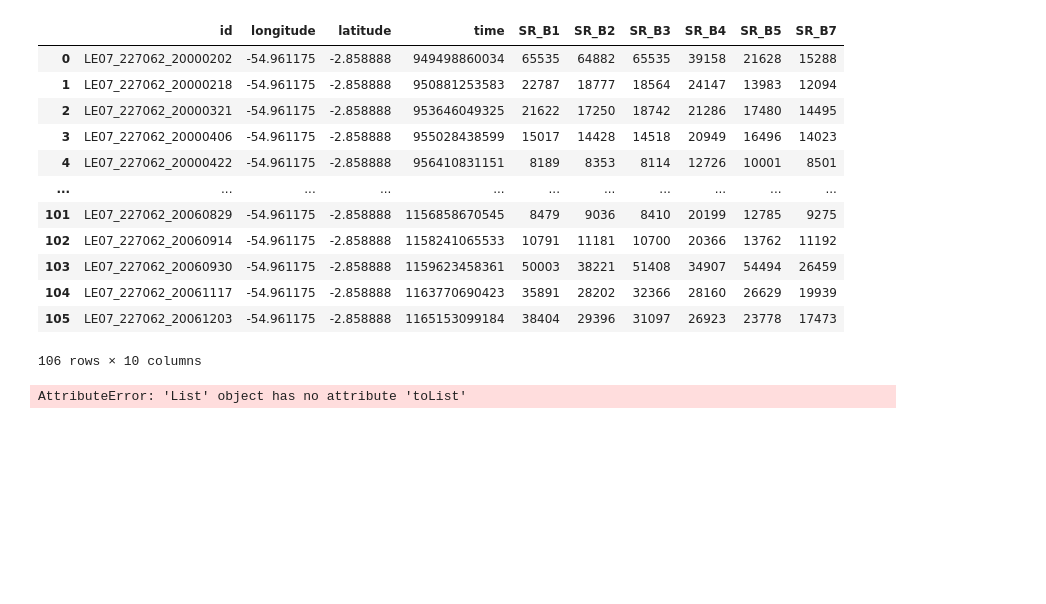
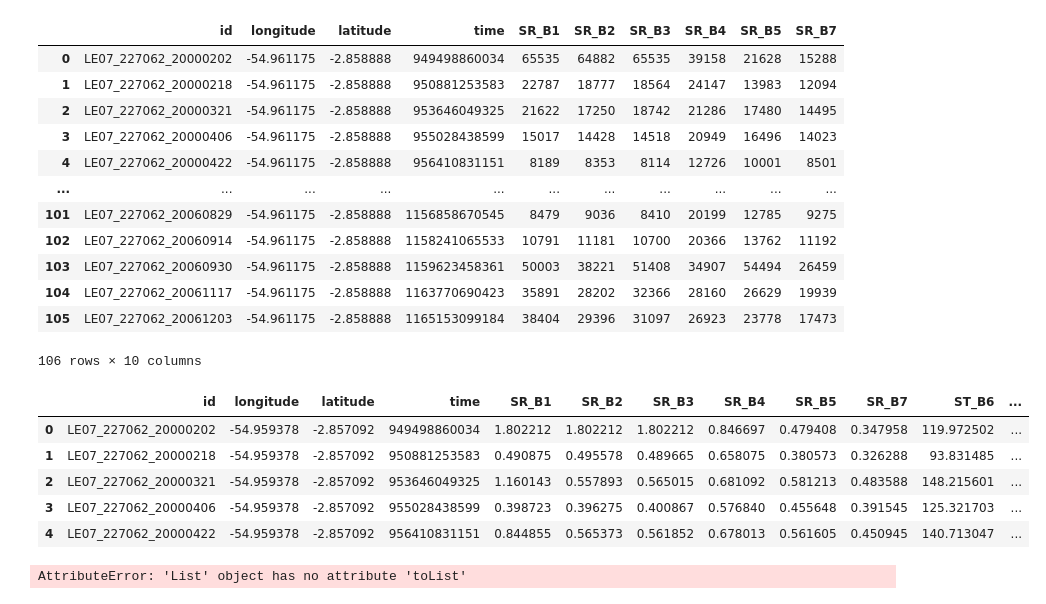
Before and after one commit to Arashi2304/ECTower2Sat, a Jupyter notebook: Code_trial.ipynb, the cells around one changed output. Saved outputs shown, nothing was run; the diff lists cells and outputs as text; code cells hidden in the pictures; blank space fills up the shorter version.

```diff
--- a/Code_trial.ipynb
+++ b/Code_trial.ipynb
@@ -240,3 +224,38 @@ ee.Initialize()
+# %%
+import ee
+ee.Initialize()
+
+lst = ee.ImageCollection('LANDSAT/LE07/C02/T1_L2')
+i_date = '2000-01-01'
+f_date = '2007-01-01'
+poi = ee.Geometry.Point(-54.959, -2.857)
+scale = 100
+lst = lst.select('SR_B1', 'SR_B2', 'SR_B3', 'SR_B4', 'SR_B5', 'SR_B7', 'ST_B6').filterDate(i_date, f_date)
+
+def add_year_and_julian_day(df):
+    df['date_str'] = df['id'].str.split('_').str[-1]
+    df['date'] = pd.to_datetime(df['date_str'], format='%Y%m%d')
+    df = df.drop(columns=['date_str'])
+
+    return df
+
+lst_poi = lst.getRegion(poi, scale).getInfo()
+sat_df = pd.DataFrame(lst_poi[1:], columns=lst_poi[0])
+sat_df = add_year_and_julian_day(sat_df)
+for column in ['SR_B1','SR_B2','SR_B3','SR_B4','SR_B5','SR_B7']:
+    sat_df[column] = sat_df[column].astype(float) * 2.75e-05
+sat_df['ST_B6'] = sat_df['ST_B6'].astype(float) * 0.00341802
+sat_df['NDVI'] = (sat_df['SR_B4'].astype(float) - sat_df['SR_B3'].astype(float)) / (sat_df['SR_B4'].astype(float) + sat_df['SR_B3'].astype(float))
+sat_df['EVI'] = 2.5 * (sat_df['SR_B4'].astype(float) - sat_df['SR_B3'].astype(float)) / (sat_df['SR_B4'].astype(float) + 2.4 * sat_df['SR_B3'].astype(float) + 1)
+
+sat_df.head()
+# %% [output]
+|  | id | longitude | latitude | time | SR_B1 | SR_B2 | SR_B3 | SR_B4 | SR_B5 | SR_B7 | ST_B6 | ... |
+| 0 | LE07_227062_20000202 | -54.959378 | -2.857092 | 949498860034 | 1.802212 | 1.802212 | 1.802212 | 0.846697 | 0.479408 | 0.347958 | 119.972502 | ... |
+| 1 | LE07_227062_20000218 | -54.959378 | -2.857092 | 950881253583 | 0.490875 | 0.495578 | 0.489665 | 0.658075 | 0.380573 | 0.326288 | 93.831485 | ... |
+| 2 | LE07_227062_20000321 | -54.959378 | -2.857092 | 953646049325 | 1.160143 | 0.557893 | 0.565015 | 0.681092 | 0.581213 | 0.483588 | 148.215601 | ... |
+| 3 | LE07_227062_20000406 | -54.959378 | -2.857092 | 955028438599 | 0.398723 | 0.396275 | 0.400867 | 0.576840 | 0.455648 | 0.391545 | 125.321703 | ... |
+| 4 | LE07_227062_20000422 | -54.959378 | -2.857092 | 956410831151 | 0.844855 | 0.565373 | 0.561852 | 0.678013 | 0.561605 | 0.450945 | 140.713047 | ... |
 # %%
 import ee
 import geemap
```
Also changed, not shown: parts of 3 cells of this notebook, 3 other files.
